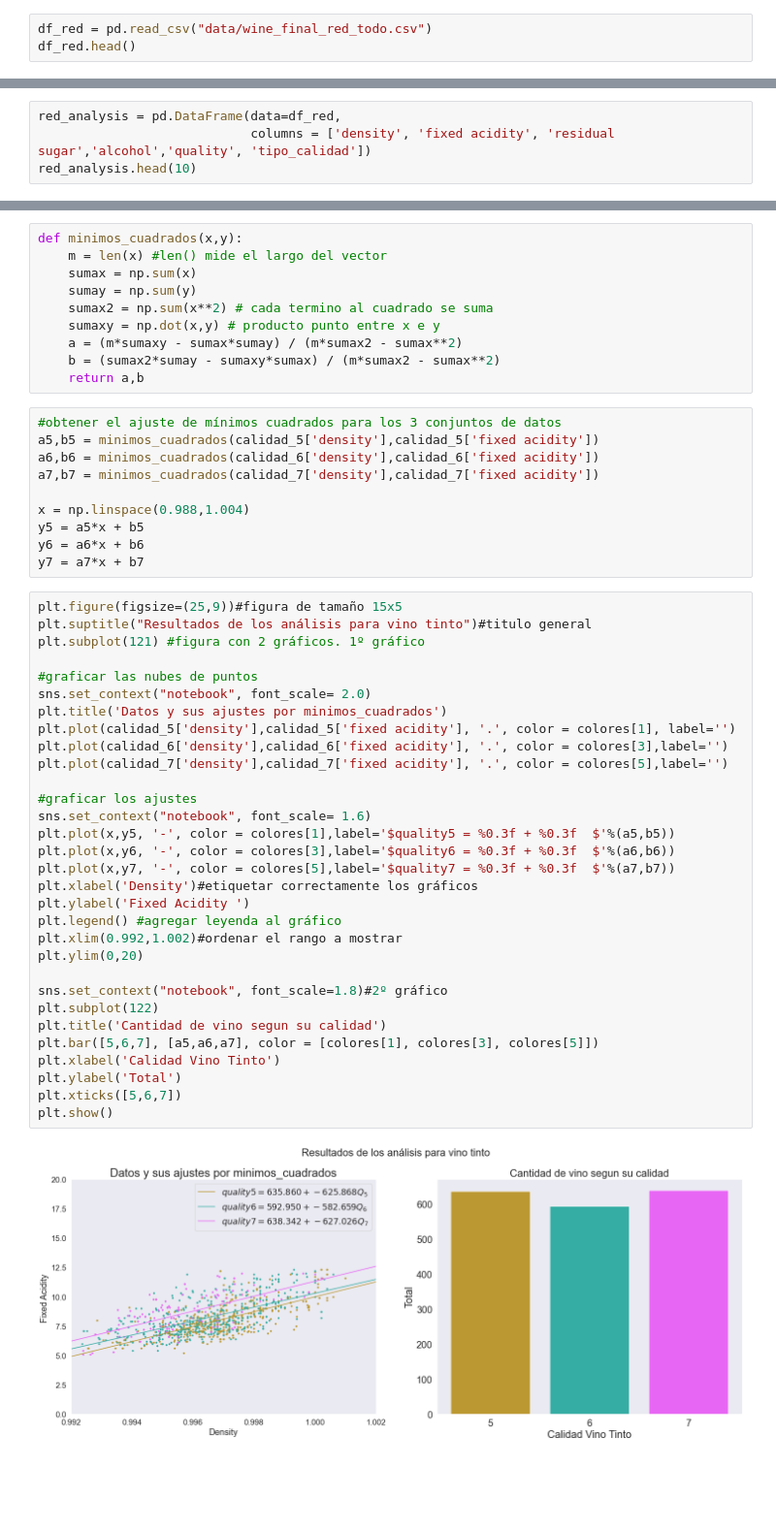
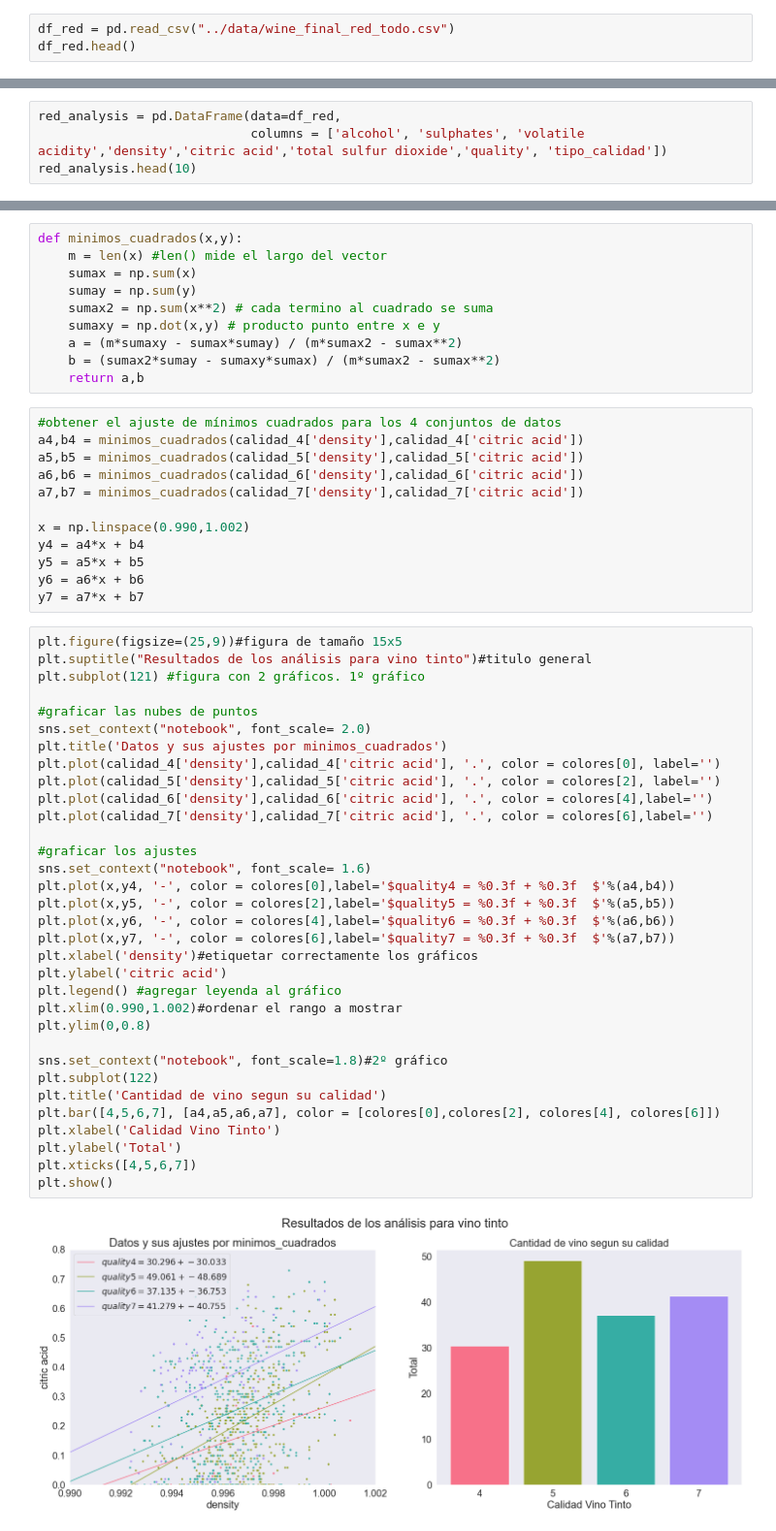
Before and after one commit to rusgar/Me_gusta_el_vino_y_los-toros, a Jupyter notebook: more_analylitc/More_analytic_wine_red.ipynb, the cells around one changed output, grey strips where cells are left out. Shown at 97% size. Saved outputs shown, nothing was run; the diff lists cells and outputs as text; blank space fills up the shorter version.

```diff
--- a/more_analylitc/More_analytic_wine_red.ipynb
+++ b/more_analylitc/More_analytic_wine_red.ipynb
@@ -5,7 +5,7 @@ import seaborn as sns;sns.set(color_codes=True)
 import numpy as np
 color = sns.color_palette("tab10")
 # %%
-df_red = pd.read_csv("data/wine_final_red_todo.csv")
+df_red = pd.read_csv("../data/wine_final_red_todo.csv")
 df_red.head()
 # %% [output]
 |  | fixed acidity | volatile acidity | citric acid | residual sugar | chlorides | free sulfur dioxide | ... |
@@ -16,6 +16,6 @@ df_red.head()
 | 4 | 7.4 | 0.70 | 0.00 | 1.9 | 0.076 | 11.0 | ... |
 # %%
 red_analysis = pd.DataFrame(data=df_red,
-                            columns = ['density', 'fixed acidity', 'residual sugar','alcohol','quality', 'tipo_calidad'])
+                            columns = ['alcohol', 'sulphates', 'volatile acidity','density','citric acid','total sulfur dioxide','quality', 'tipo_calidad'])
 red_analysis.head(10)
 # %% [output]
@@ -86,46 +89,50 @@ def minimos_cuadrados(x,y):
     b = (sumax2*sumay - sumaxy*sumax) / (m*sumax2 - sumax**2)
     return a,b
 # %%
-#obtener el ajuste de mínimos cuadrados para los 3 conjuntos de datos
-a5,b5 = minimos_cuadrados(calidad_5['density'],calidad_5['fixed acidity'])
-a6,b6 = minimos_cuadrados(calidad_6['density'],calidad_6['fixed acidity'])
-a7,b7 = minimos_cuadrados(calidad_7['density'],calidad_7['fixed acidity'])
+#obtener el ajuste de mínimos cuadrados para los 4 conjuntos de datos
+a4,b4 = minimos_cuadrados(calidad_4['density'],calidad_4['citric acid'])
+a5,b5 = minimos_cuadrados(calidad_5['density'],calidad_5['citric acid'])
+a6,b6 = minimos_cuadrados(calidad_6['density'],calidad_6['citric acid'])
+a7,b7 = minimos_cuadrados(calidad_7['density'],calidad_7['citric acid'])
 
-x = np.linspace(0.988,1.004)
+x = np.linspace(0.990,1.002)
+y4 = a4*x + b4
 y5 = a5*x + b5
 y6 = a6*x + b6
 y7 = a7*x + b7
 # %%
 plt.figure(figsize=(25,9))#figura de tamaño 15x5
 plt.suptitle("Resultados de los análisis para vino tinto")#titulo general
 plt.subplot(121) #figura con 2 gráficos. 1º gráfico
 
 #graficar las nubes de puntos
 sns.set_context("notebook", font_scale= 2.0)
 plt.title('Datos y sus ajustes por minimos_cuadrados')
-plt.plot(calidad_5['density'],calidad_5['fixed acidity'], '.', color = colores[1], label='')
-plt.plot(calidad_6['density'],calidad_6['fixed acidity'], '.', color = colores[3],label='')
-plt.plot(calidad_7['density'],calidad_7['fixed acidity'], '.', color = colores[5],label='')
+plt.plot(calidad_4['density'],calidad_4['citric acid'], '.', color = colores[0], label='')
+plt.plot(calidad_5['density'],calidad_5['citric acid'], '.', color = colores[2], label='')
+plt.plot(calidad_6['density'],calidad_6['citric acid'], '.', color = colores[4],label='')
+plt.plot(calidad_7['density'],calidad_7['citric acid'], '.', color = colores[6],label='')
 
 #graficar los ajustes
 sns.set_context("notebook", font_scale= 1.6)
-plt.plot(x,y5, '-', color = colores[1],label='$quality5 = %0.3f + %0.3f  $'%(a5,b5))
-plt.plot(x,y6, '-', color = colores[3],label='$quality6 = %0.3f + %0.3f  $'%(a6,b6))
-plt.plot(x,y7, '-', color = colores[5],label='$quality7 = %0.3f + %0.3f  $'%(a7,b7))
-plt.xlabel('Density')#etiquetar correctamente los gráficos
-plt.ylabel('Fixed Acidity ')
+plt.plot(x,y4, '-', color = colores[0],label='$quality4 = %0.3f + %0.3f  $'%(a4,b4))
+plt.plot(x,y5, '-', color = colores[2],label='$quality5 = %0.3f + %0.3f  $'%(a5,b5))
+plt.plot(x,y6, '-', color = colores[4],label='$quality6 = %0.3f + %0.3f  $'%(a6,b6))
+plt.plot(x,y7, '-', color = colores[6],label='$quality7 = %0.3f + %0.3f  $'%(a7,b7))
+plt.xlabel('density')#etiquetar correctamente los gráficos
+plt.ylabel('citric acid')
 plt.legend() #agregar leyenda al gráfico
-plt.xlim(0.992,1.002)#ordenar el rango a mostrar
-plt.ylim(0,20)
+plt.xlim(0.990,1.002)#ordenar el rango a mostrar
+plt.ylim(0,0.8)
 
 sns.set_context("notebook", font_scale=1.8)#2º gráfico
 plt.subplot(122)
 plt.title('Cantidad de vino segun su calidad')
-plt.bar([5,6,7], [a5,a6,a7], color = [colores[1], colores[3], colores[5]])
+plt.bar([4,5,6,7], [a4,a5,a6,a7], color = [colores[0],colores[2], colores[4], colores[6]])
 plt.xlabel('Calidad Vino Tinto')
 plt.ylabel('Total')
-plt.xticks([5,6,7])
+plt.xticks([4,5,6,7])
 plt.show()
 # %% [output]
-[figure, old version]
+[figure, new version]
 # %%
```
Also changed, not shown: parts of 8 cells of this notebook, 5 other files.
